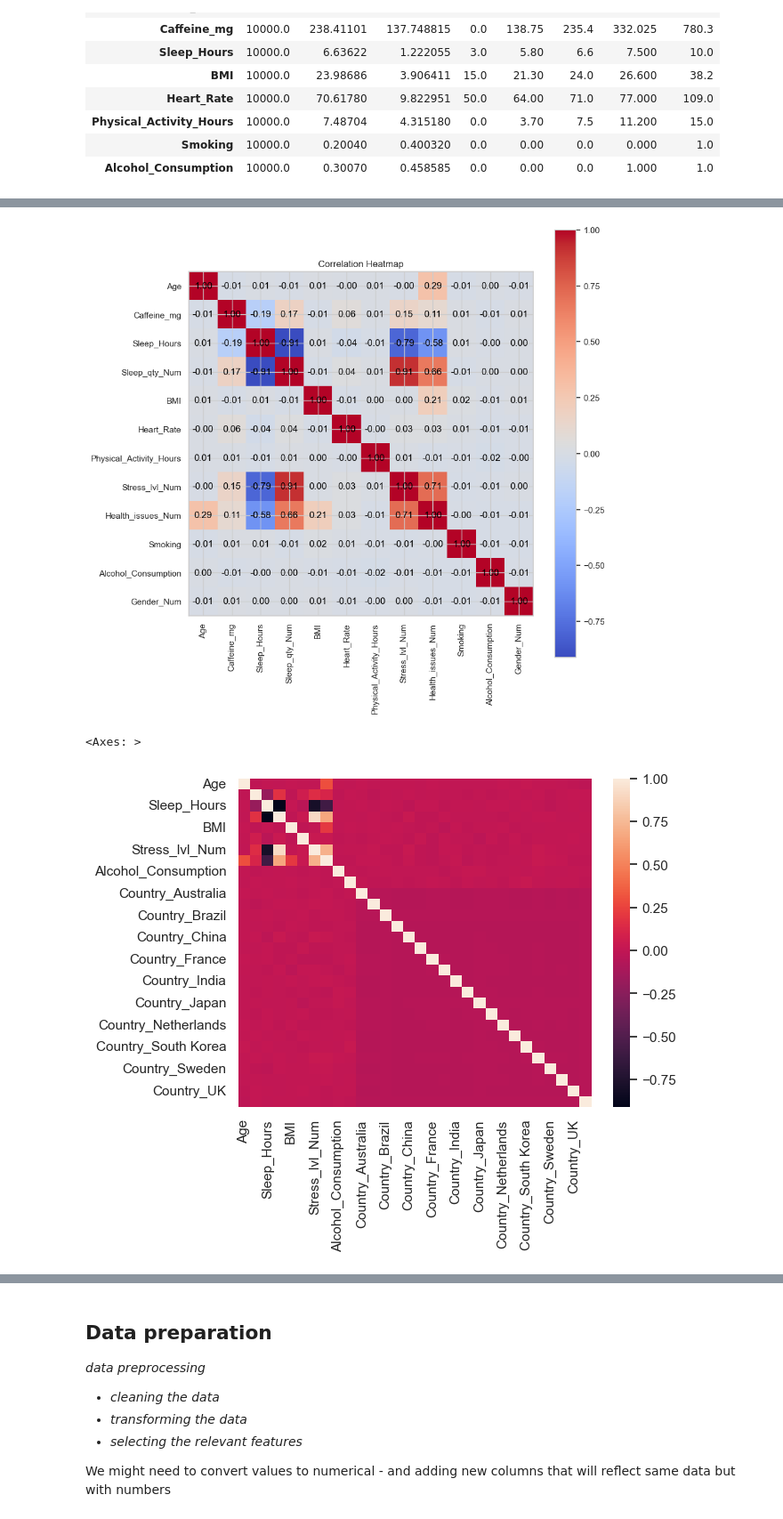
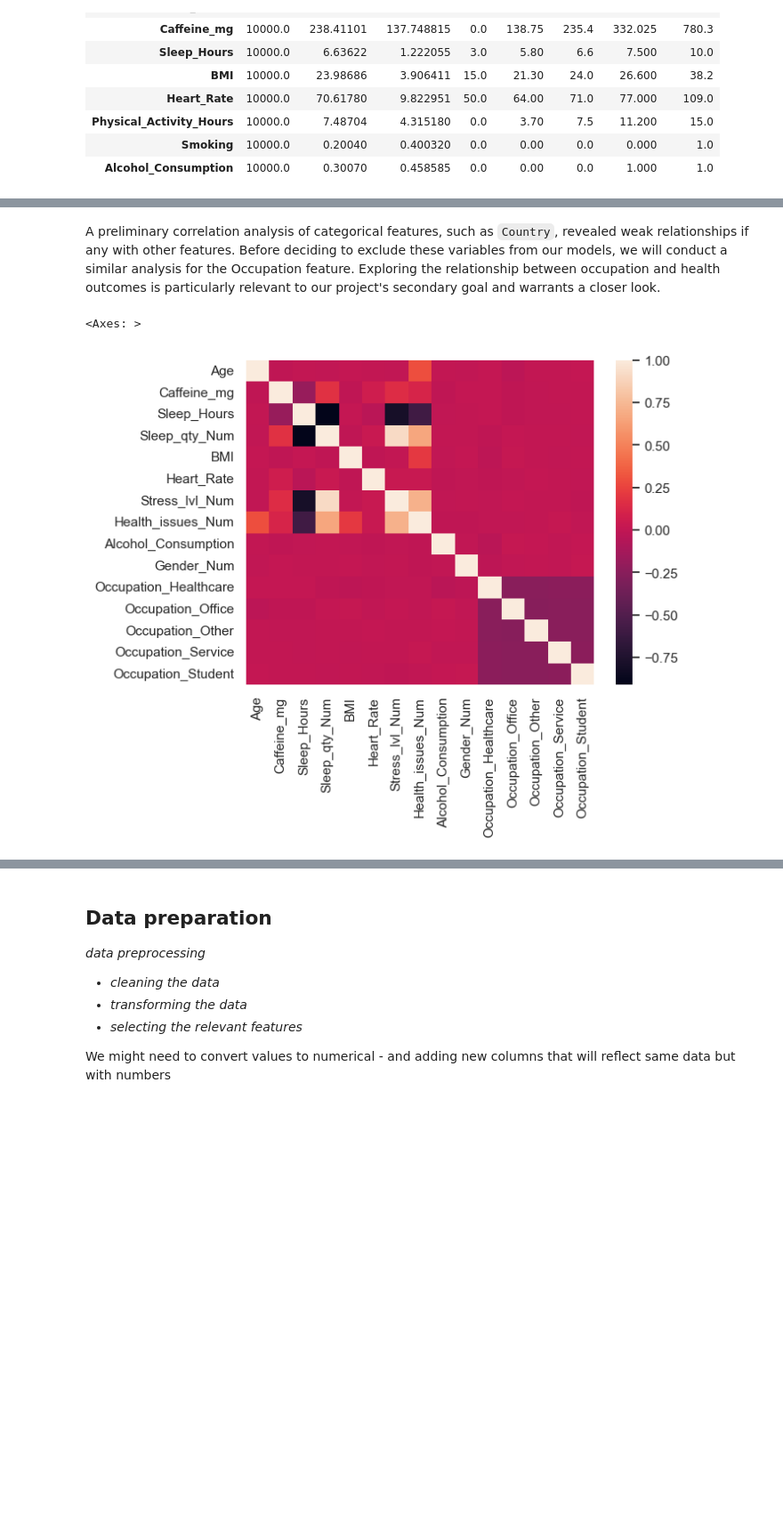
Before and after one commit to Itz-Ezu/DKKO_group6, a Jupyter notebook: coffee_project/hot_coffee.ipynb, the cells around one changed output, grey strips where cells are left out. Shown at 89% size. Cells and saved outputs as stored; diff of their text form; code cells hidden in the pictures; blank space fills up the shorter version.

```diff
--- a/coffee_project/hot_coffee.ipynb
+++ b/coffee_project/hot_coffee.ipynb
@@ -145,74 +224,11 @@ We decided to create some correlation matrices to see how much of correlation in
+# %% [markdown]
+A preliminary correlation analysis of categorical features, such as `Country`, revealed weak relationships if any with other features. Before deciding to exclude these variables from our models, we will conduct a similar analysis for the Occupation feature. Exploring the relationship between occupation and health outcomes is particularly relevant to our project's secondary goal and warrants a closer look.
 # %%
-#### Small preparation / mapping - for matrix to work ####
+df_occupation_dummies = pd.get_dummies(df['Occupation'], prefix='Occupation')
+df_merged2 = pd.concat([df2, df_occupation_dummies], axis=1)
 
-# First, fill any missing values (NaN) in 'Health_Issues' with the string 'None'.
-df['Health_Issues'] = df['Health_Issues'].fillna('None')
-
-# Create mapping dictionaries
-stress_map = {'Low': 0, 'Medium': 1, 'High': 2}
-sleep_map = {'Excellent': 0, 'Good': 1, 'Fair': 2, 'Poor': 3}
-health_map = {'None': 0, 'Mild': 1, 'Moderate': 2, 'Severe': 3}
-gender_map = {'Female': 0, 'Male': 1, 'Other': np.nan}
-
-
-# Apply the mapping to create new numerical columns
-df['Stress_lvl_Num'] = df['Stress_Level'].map(stress_map)
-df['Sleep_qty_Num'] = df['Sleep_Quality'].map(sleep_map)
-df['Health_issues_Num'] = df['Health_Issues'].map(health_map)
-df['Gender_Num'] = df['Gender'].map(gender_map)
-
-
-corr = df[[
-    'Age',
-    #'Coffee_Intake',
-    'Caffeine_mg',
-    'Sleep_Hours',
-    'Sleep_qty_Num',
-    'BMI',
-    'Heart_Rate',
-    'Physical_Activity_Hours',
-    'Stress_lvl_Num',
-    'Health_issues_Num',
-    'Smoking',
-    'Alcohol_Consumption',
-    'Gender_Num'
-]].corr()
-
-
-plt.figure(figsize=(10, 10))
-plt.imshow(corr, cmap='coolwarm', interpolation='none')
-plt.colorbar()
-plt.xticks(range(len(corr)), corr.columns, rotation=90)
-plt.yticks(range(len(corr)), corr.columns)
-
-for i in range(len(corr)):
-    for j in range(len(corr)):
-        plt.text(j, i, f"{corr.iloc[i, j]:.2f}", ha='center', va='center', color='black')
-
-plt.title("Correlation Heatmap")
-plt.show()
-
-
-df2 = df[[
-    'Age',
-    #'Coffee_Intake',
-    'Caffeine_mg',
-    'Sleep_Hours',
-    'Sleep_qty_Num',
-    'BMI',
-    'Heart_Rate',
-    'Stress_lvl_Num',
-    'Health_issues_Num',
-    'Alcohol_Consumption',
-    'Gender_Num'
-]]
-
-df_country_dummies = pd.get_dummies(df['Country'], prefix='Country')
-df_merged = pd.concat([df2, df_country_dummies], axis=1)
-
-sns.heatmap(df_merged.corr(), annot=False)
+sns.heatmap(df_merged2.corr(), annot=False)
 # %% [output]
+<Axes: >
-[figure, old version]
+[figure, new version]
-<Axes: >
-[figure, removed]
 # %% [markdown]
```
Also changed, not shown: parts of 7 cells of this notebook.
